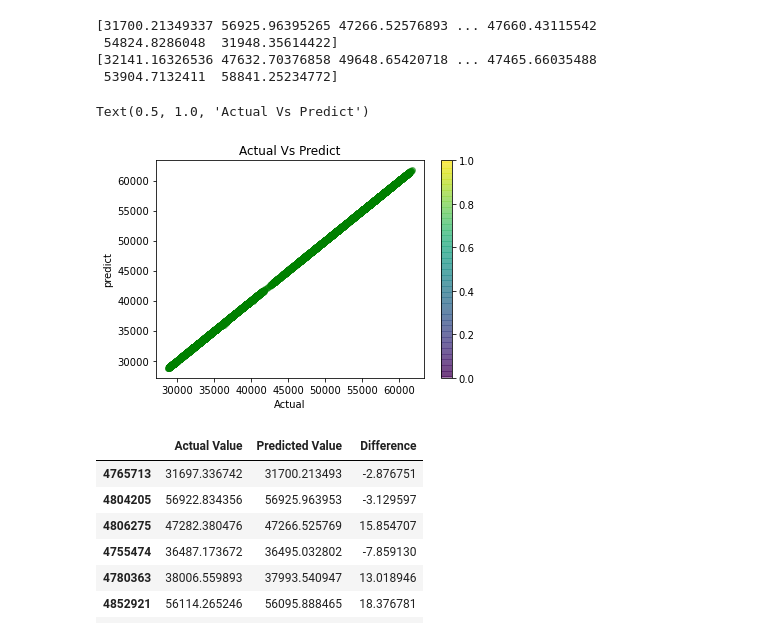
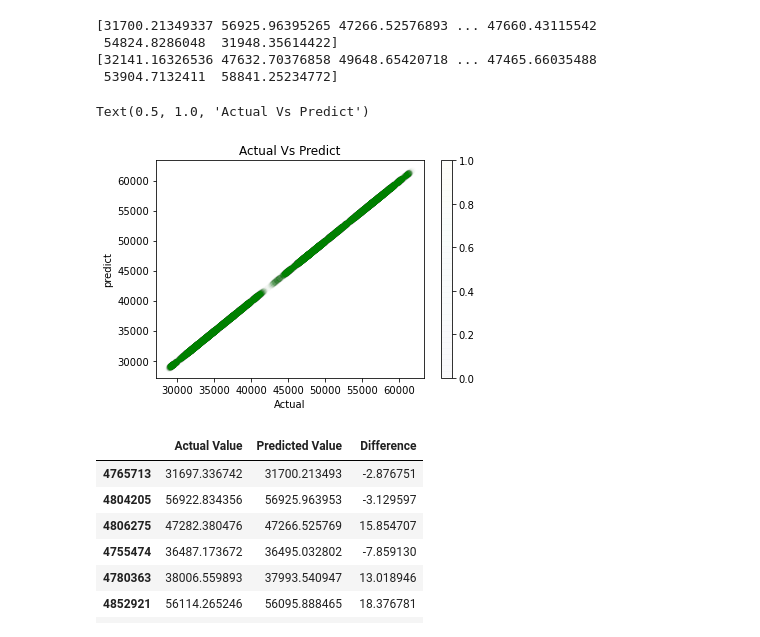
Before and after one commit to JanakPatel18/Bitcoin-Predictive-Analysis-and-Visualization, a Jupyter notebook: Bitcoin Prediction for 15 Days.ipynb, the cells around one changed output. Saved outputs shown, nothing was run; the diff lists cells and outputs as text; code cells hidden in the pictures.

```diff
--- a/Bitcoin Prediction for 15 Days.ipynb
+++ b/Bitcoin Prediction for 15 Days.ipynb
@@ -19,8 +60,8 @@ from sklearn.model_selection import train_test_split
 # %%
 # Import Data
-Bit_df = pd.read_csv("C:/Users/v-ansi20/Desktop/bitstampUSD_1-min_data_2012-01-01_to_2021-03-31.csv")
+#Bit_df = pd.read_csv("C:/Users/v-ansi20/Desktop/bitstampUSD_1-min_data_2012-01-01_to_2021-03-31.csv")
 # show the first 5 rows
-Bit_df.head()
+#Bit_df.head()
 # %% [output]
 |  | Timestamp | Open | High | Low | Close | Volume_(BTC) | Volume_(Currency) | Weighted_Price |
 | 0 | 1325317920 | 4.39 | 4.39 | 4.39 | 4.39 | 0.455581 | 2.0 | 4.39 |
@@ -104,6 +145,6 @@ Bit_df.head()
 # %%
 # Convert Timestamp into TimeZone (ET)
-Bit_df['Timestamp'] = (pd.to_datetime(Bit_df['Timestamp'], unit='s')
+Bit_df['Last Update'] = (pd.to_datetime(Bit_df['Last Update'], unit='s')
                      .dt.tz_localize('est')
                      .dt.tz_convert('America/New_York'))
 # show the first 5 rows
@@ -154,7 +202,7 @@ memory usage: 193.0 MB
 ### Let's use 2021 Bitcoin Data only.
 # %%
 #Let's filter new DataFrame for 2021 year/data only.
-Bitcoin2021_df = Bitcoin_df[(wp_df["Last Update"] >= '2021-01-01')]
+Bitcoin2021_df = Bitcoin_df[(Bitcoin_df["Last Update"] >= '2021-01-01')]
 Bitcoin2021_df.head()
 # %% [output]
 |  | Last Update | Open | High | Low | Close | Weighted Price |
@@ -200,7 +248,7 @@ Bitcoin2021_df['Date_month'] = Bitcoin2021_df["Last Update"].dt.month
 Bitcoin2021_df['Date_day'] = Bitcoin2021_df["Last Update"].dt.day
 Bitcoin2021_df['Date_hour'] = Bitcoin2021_df["Last Update"].dt.hour
 Bitcoin2021_df['Date_minute'] = Bitcoin2021_df["Last Update"].dt.minute
-Bitcoin2021_df['Date_seconde'] = Bitcoin2021_df["Last Update"].dt.second
+Bitcoin2021_df['Date_second'] = Bitcoin2021_df["Last Update"].dt.second
 # %% [output]
 A value is trying to be set on a copy of a slice from a DataFrame.
 Try using .loc[row_indexer,col_indexer] = value instead
@@ -331,14 +379,14 @@ print(Y_trainpredict)
 [32141.16326536 47632.70376858 49648.65420718 ... 47465.66035488
  53904.7132411  58841.25234772]
 # %%
-plt.scatter(Y_test,Y_predict, c = 'green', alpha = 0.5, cmap='Spectral')
+plt.scatter(Y_test,Y_predict, c = 'green', alpha = 0.01, cmap='Spectral')
 plt.colorbar()
 plt.xlabel("Actual")
 plt.ylabel("predict")
 plt.title("Actual Vs Predict")
 # %% [output]
 Text(0.5, 1.0, 'Actual Vs Predict')
-[figure, old version]
+[figure, new version]
 # %%
 #Predcited values difference
 pred_y_df = pd.DataFrame({'Actual Value': Y_test,'Predicted Value':Y_predict, 'Difference': Y_test-Y_predict})
```
Also changed, not shown: parts of 14 cells of this notebook.
